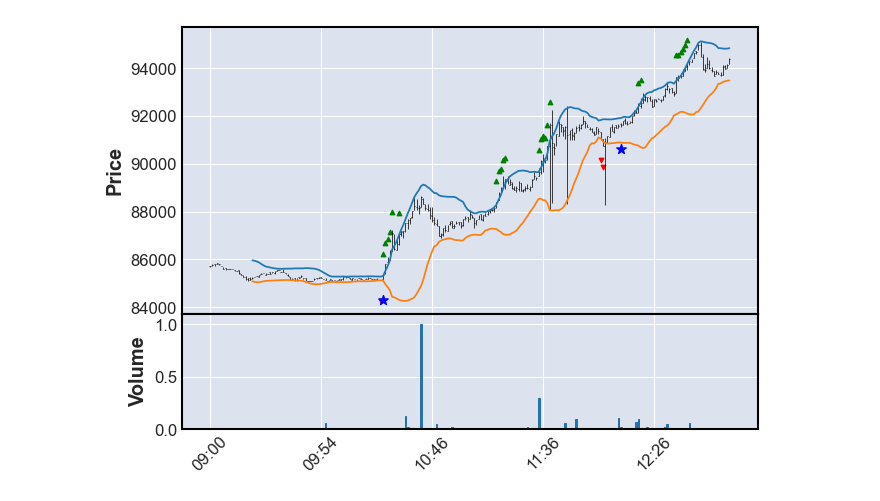
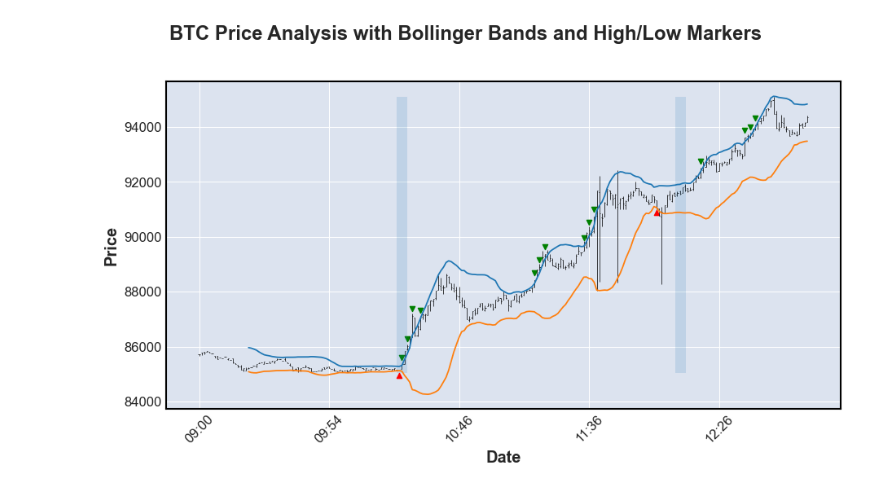
Before and after one commit to tandalesc/alpaca-exploration, a Jupyter notebook: Trump Crypto Announcement.ipynb, the cells around one changed output. Cells and saved outputs as stored; diff of their text form; code cells hidden in the pictures.

Commit message:
throw away repeated high/low signals; improve chart

```diff
--- a/Trump Crypto Announcement.ipynb
+++ b/Trump Crypto Announcement.ipynb
@@ -52,26 +54,45 @@ bollinger_bands = pd.DataFrame({
     'lower': indicator_bb.bollinger_lband()
 })
 def generate_high_marker_signal(series: pd.Series, comparison: pd.Series) -> list[float]:
-    def transform_pair(dt_pair: tuple[datetime, float]):
-        date, value =  dt_pair
+    skip = False # skip repeated markers
+    signal = []
+    for date,value in series.items():
         comparison_value = comparison.loc[date]
-        return value * 1.01 if value > comparison_value else np.nan
-    return marker_signal_from_series(series, transform_pair)
+        if value > comparison_value and skip is False:
+            signal.append(value * 1.003)
+            skip = True
+        else:
+            signal.append(np.nan)
+            if skip is True: skip = False
+    return signal
 def generate_low_marker_signal(series: pd.Series, comparison: pd.Series) -> list[float]:
-    def transform_pair(dt_pair: tuple[datetime, float]):
-        date, value =  dt_pair
+    skip = False # skip repeated markers
+    signal = []
+    for date,value in series.items():
         comparison_value = comparison.loc[date]
-        return value * 0.99 if value < comparison_value else np.nan
-    return marker_signal_from_series(series, transform_pair)
+        if value < comparison_value and skip is False:
+            signal.append(value * 0.998)
+            skip = True
+        else:
+            signal.append(np.nan)
+            if skip is True: skip = False
+    return signal
 bb_marker_high_signal = generate_high_marker_signal(df.close, indicator_bb.bollinger_hband())
 bb_marker_low_signal = generate_low_marker_signal(df.close, indicator_bb.bollinger_lband())
 # Subplot for BB
 bb_subplot = mpf.make_addplot(bollinger_bands)
-bb_high_marker_subplot = mpf.make_addplot(bb_marker_high_signal, type='scatter', markersize=10, marker="^", color='green', panel=0)
-bb_low_marker_subplot = mpf.make_addplot(bb_marker_low_signal, type='scatter', markersize=10, marker="v", color='red', panel=0)
+bb_high_marker_subplot = mpf.make_addplot(bb_marker_high_signal, type='scatter', markersize=20, marker="v", color='green', panel=0)
+bb_low_marker_subplot = mpf.make_addplot(bb_marker_low_signal, type='scatter', markersize=20, marker="^", color='red', panel=0)
 # %%
 # Plot everything
-subplts = [bb_subplot, bb_high_marker_subplot, bb_low_marker_subplot, markers]
-plt = mpf.plot(df,volume=True,addplot=subplts)
+subplts = [bb_subplot, bb_high_marker_subplot, bb_low_marker_subplot]
+plt = mpf.plot(
+    data=df, figratio=(10, 5),
+    addplot=subplts,
+    vlines=vlines,
+    xlabel="Date",
+    ylabel="Price",
+    title="BTC Price Analysis with Bollinger Bands and High/Low Markers",
+)
 # %% [output]
-[figure, old version]
+[figure, new version]
```
Also changed, not shown: parts of 2 cells of this notebook.
